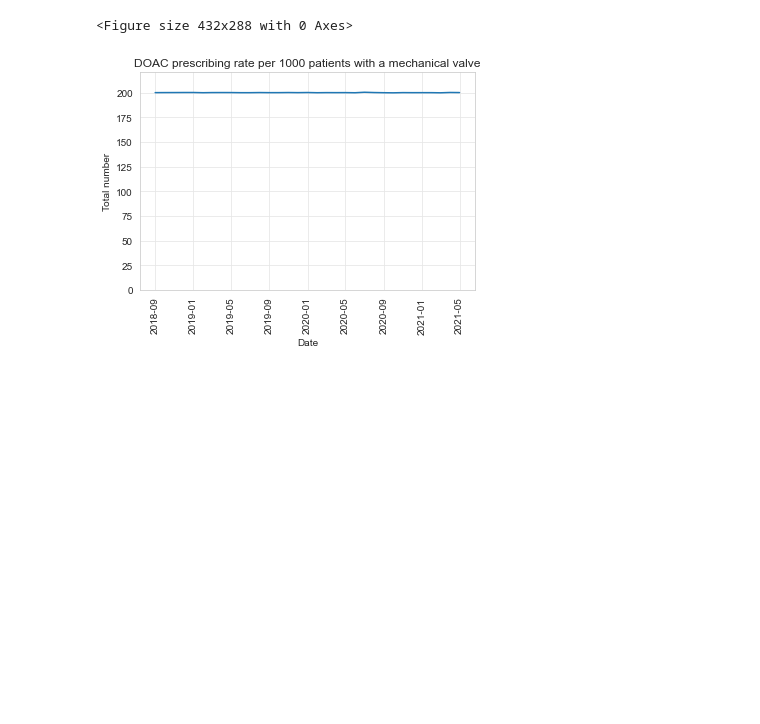
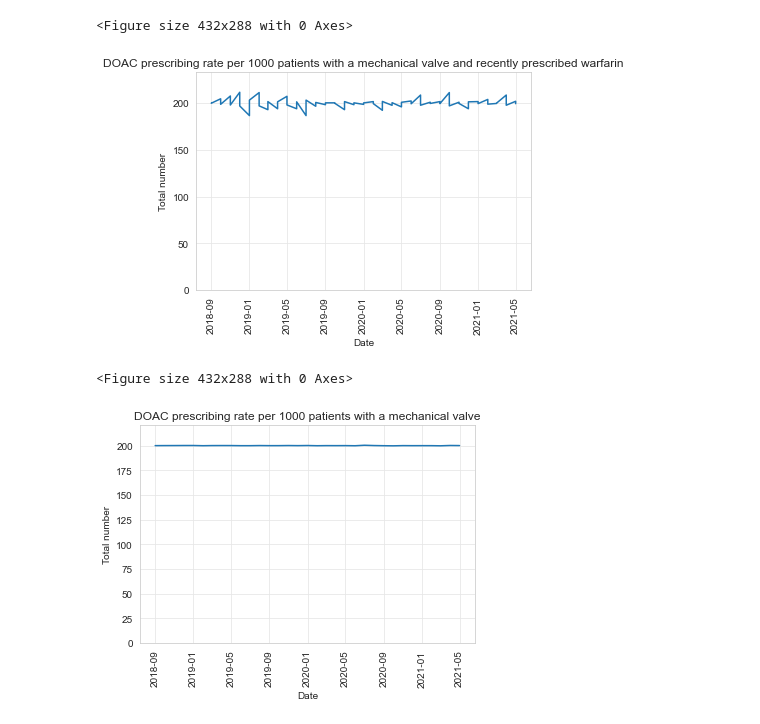
Before and after one commit to opensafely/mechanical-valve-anticoag, a Jupyter notebook: analysis/notebook.ipynb, the cells around one changed output. Cells and saved outputs as stored; diff of their text form; code cells hidden in the pictures; blank space fills up the shorter version.

```diff
--- a/analysis/notebook.ipynb
+++ b/analysis/notebook.ipynb
@@ -15,12 +15,14 @@ pd.set_option('display.max_colwidth', 100)
 # %%
 df = pd.read_csv('../output/measure_doac_rx_mechanical_valve_rate.csv', parse_dates=['date'])
 
+warfarin_df = pd.read_csv('../output/measure_doac_rx_mechanical_valve_warfarin_rate.csv', parse_dates=['date'])
+warfarin_df = warfarin_df[warfarin_df['recent_warfarin'] == 1]
 
 def calculate_rate(df, value_col, population_col, rate_per=1000):
     num_per_thousand = (df[value_col]/df[population_col])*rate_per
     return num_per_thousand
 
 df['rate'] = calculate_rate(df, 'doac', 'population')
-
+warfarin_df['rate'] = calculate_rate(warfarin_df, 'doac', 'population')
 
 codelist = pd.read_csv('../codelists/opensafely-mechanical-or-artificial-valves.csv')
@@ -139,6 +143,11 @@ plot_measures(total_df, title='DOAC prescribing in patients with a mechanical va
 # %% [output]
 [figure]
 <Figure size 432x288 with 0 Axes>
+# %%
+plot_measures(warfarin_df, title='DOAC prescribing rate per 1000 patients with a mechanical valve and recently prescribed warfarin', column_to_plot='doac', category=False, y_label='Total number', interactive=False, filename="warfarin_rate")
+# %% [output]
+[figure, added]
+<Figure size 432x288 with 0 Axes>
 # %%
 plot_measures(total_df, title='DOAC prescribing rate per 1000 patients with a mechanical valve', column_to_plot='rate', category=False, y_label='Total number', interactive=False, filename="total_rate")
 # %% [output]
```
Also changed, not shown: parts of 7 cells of this notebook, 1 other file.
